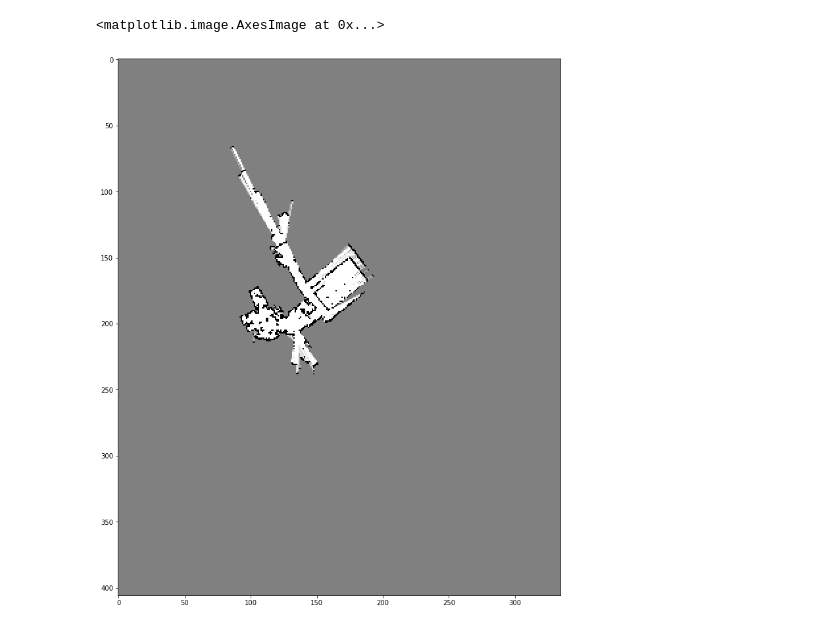
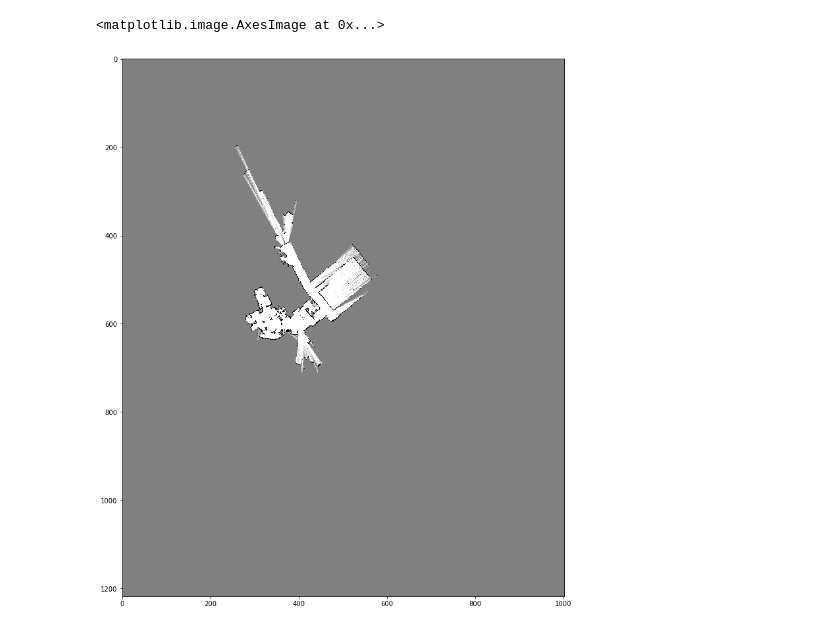
Before and after one commit to ToastyToast/slam-algorithms, a Jupyter notebook: examples/grid_mapping.ipynb, the cells around one changed output. Saved outputs shown, nothing was run; the diff lists cells and outputs as text; code cells hidden in the pictures.

```diff
--- a/examples/grid_mapping.ipynb
+++ b/examples/grid_mapping.ipynb
@@ -12,20 +12,20 @@ from slam.utils import bresenham_line, vector2transform2D
 plt.rcParams['figure.figsize'] = (15, 15)
 # %%
 laser_data = LaserDataMatlab('./data/laser_struct.mat')
-grid_map = GridMap(grid_size=0.3)
+grid_map = GridMap(grid_size=0.1)
 grid_map.init_from_laserdata(laser_data)
 
 # Debug map
 pose_list = laser_data.get_timestep_list()[:150]
 # Full map (slow)
 #pose_list = laser_data.get_timestep_list()
 for t in pose_list:
     robot_pose = laser_data.get_pose(t)
     range_scan = laser_data.get_range_scan(t)
     grid_map.update(robot_pose, range_scan)
 
 plt.imshow(grid_map.get_prob_map().T, cmap='gray', interpolation='nearest')
 # %% [output]
 <matplotlib.image.AxesImage at 0x...>
-[figure, old version]
+[figure, new version]
 # %%
```
Also changed, not shown: parts of 1 cell of this notebook, 1 other file.
